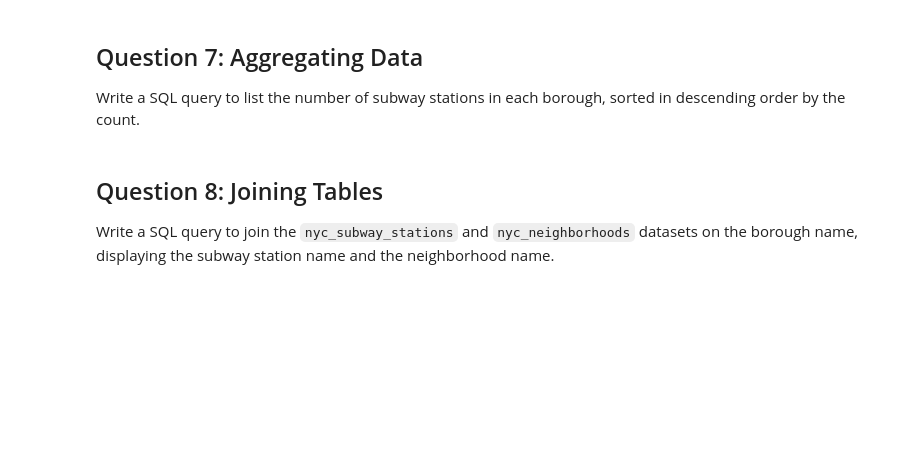
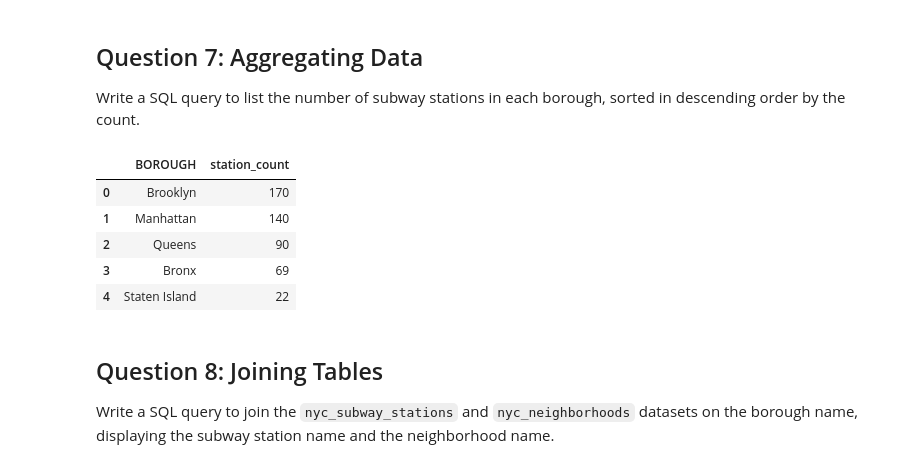
Before and after one commit to Cihshee/CASA0025, a Jupyter notebook: notebooks/W02_lab.ipynb, the cells around one changed output. Saved outputs shown, nothing was run; the diff lists cells and outputs as text; code cells hidden in the pictures; blank space fills up the shorter version.

```diff
--- a/notebooks/W02_lab.ipynb
+++ b/notebooks/W02_lab.ipynb
@@ -193,6 +162,19 @@ Write a SQL query to count the number of subway stations in each borough in the
 Write a SQL query to list the number of subway stations in each borough, sorted in descending order by the count.
 # %%
 # Add your code here.
+
+%%sql
+SELECT BOROUGH, count(*) AS station_count
+FROM nyc_subway_stations
+GROUP BY BOROUGH
+ORDER BY station_count DESC;
+# %% [output]
+|  | BOROUGH | station_count |
+| 0 | Brooklyn | 170 |
+| 1 | Manhattan | 140 |
+| 2 | Queens | 90 |
+| 3 | Bronx | 69 |
+| 4 | Staten Island | 22 |
 # %% [markdown]
 ## Question 8: Joining Tables
 
```
Also changed, not shown: parts of 8 cells of this notebook.
